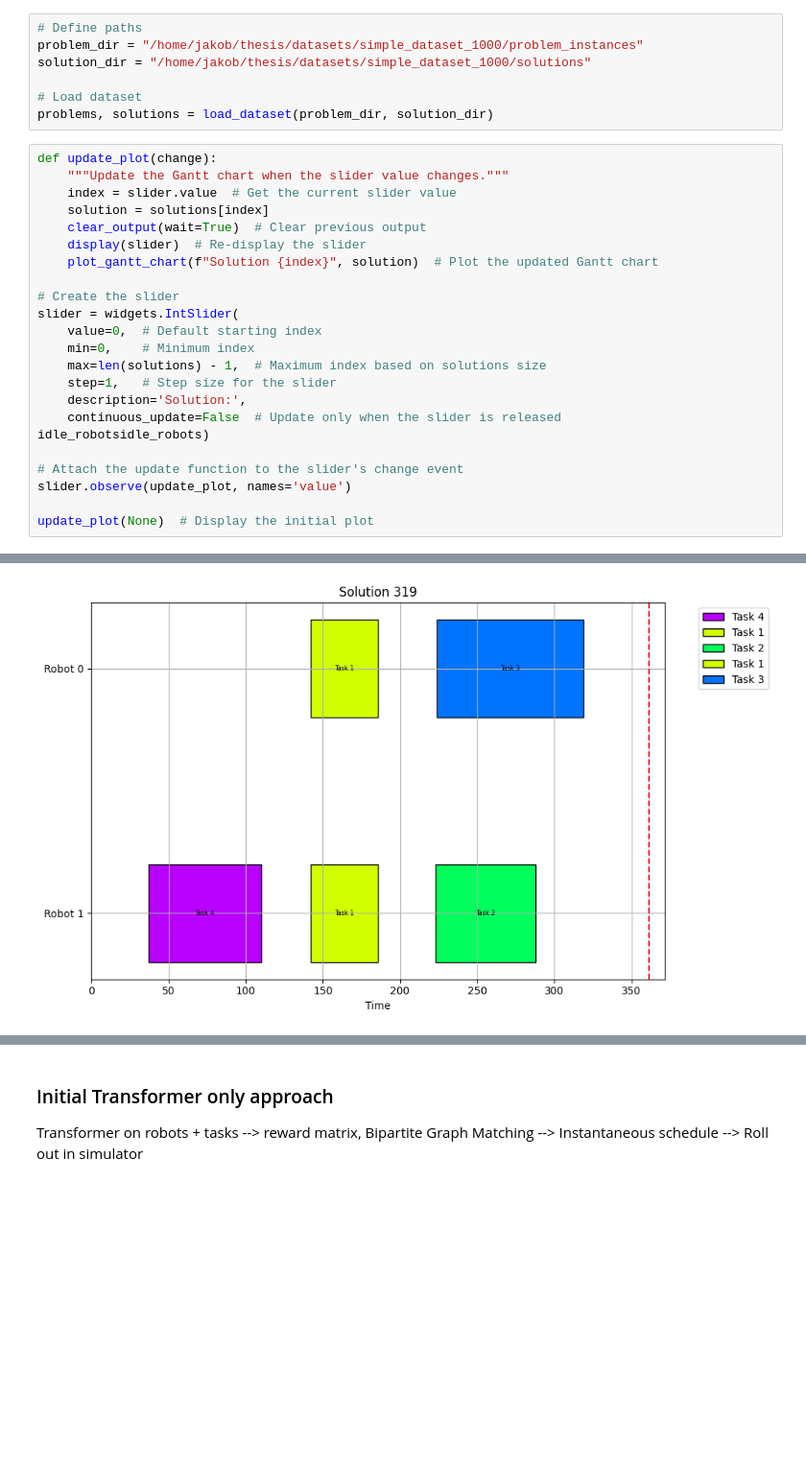
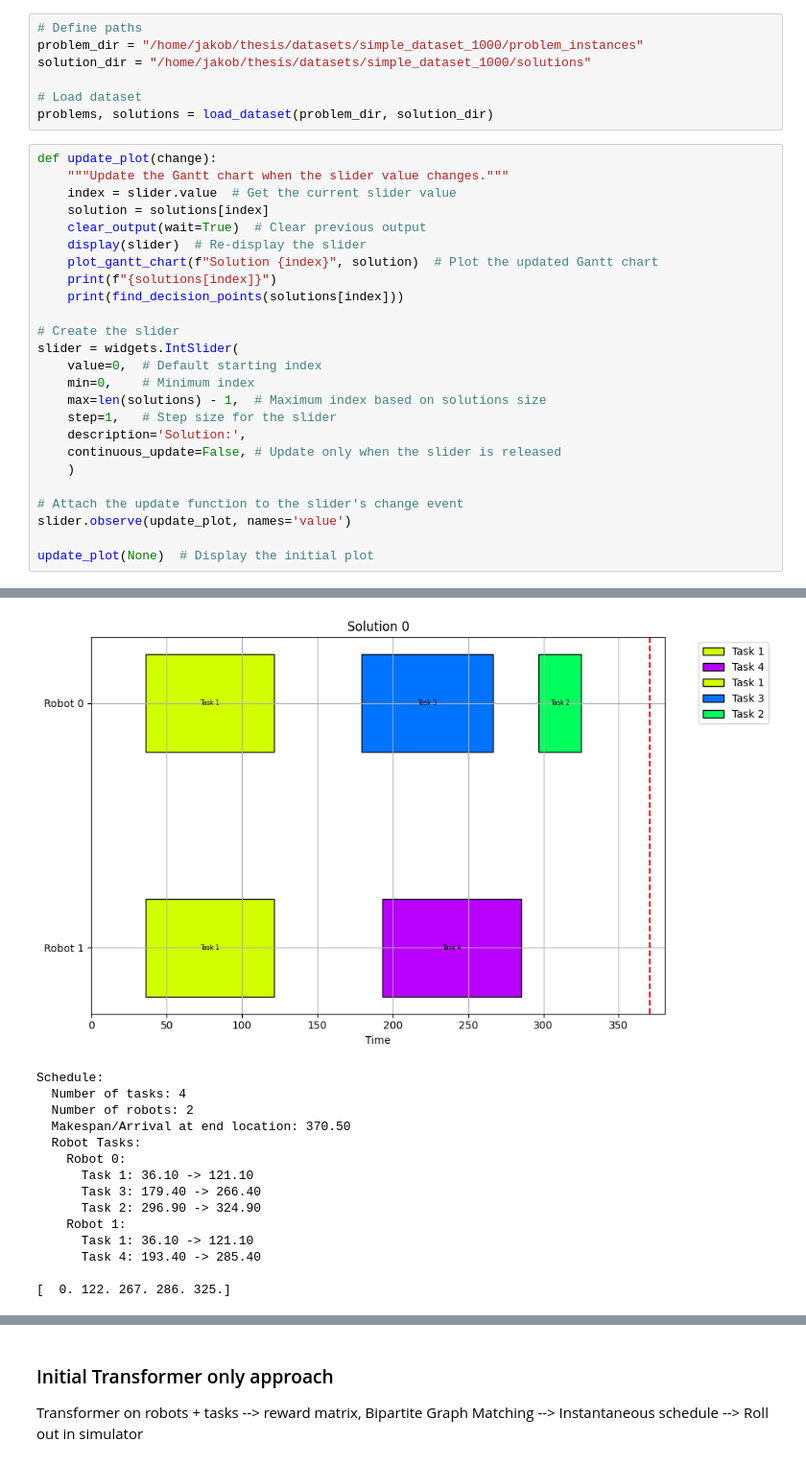
Before and after one commit to jakbichler/Sadcher, a Jupyter notebook: method_explorations/LVWS/lvws_tests.ipynb, the cells around one changed output, grey strips where cells are left out. Shown at 96% size. Cells and saved outputs as stored; diff of their text form; blank space fills up the shorter version.

Commit message:
Add extraction of decision points and expert reward form optimal solutions

```diff
--- a/method_explorations/LVWS/lvws_tests.ipynb
+++ b/method_explorations/LVWS/lvws_tests.ipynb
@@ -39,26 +39,42 @@ problems, solutions = load_dataset(problem_dir, solution_dir)
 # %%
 def update_plot(change):
     """Update the Gantt chart when the slider value changes."""
     index = slider.value  # Get the current slider value
     solution = solutions[index]
     clear_output(wait=True)  # Clear previous output
     display(slider)  # Re-display the slider
     plot_gantt_chart(f"Solution {index}", solution)  # Plot the updated Gantt chart
+    print(f"{solutions[index]}")
+    print(find_decision_points(solutions[index]))
 
 # Create the slider
 slider = widgets.IntSlider(
     value=0,  # Default starting index
     min=0,    # Minimum index
     max=len(solutions) - 1,  # Maximum index based on solutions size
     step=1,   # Step size for the slider
     description='Solution:',
-    continuous_update=False  # Update only when the slider is released
-idle_robotsidle_robots)
+    continuous_update=False, # Update only when the slider is released
+    )
 
 # Attach the update function to the slider's change event
 slider.observe(update_plot, names='value')
 
 update_plot(None)  # Display the initial plot
 # %% [output]
 [interactive output not drawn]
-[figure, old version]
+[figure, new version]
+Schedule:
+  Number of tasks: 4
+  Number of robots: 2
+  Makespan/Arrival at end location: 370.50
+  Robot Tasks:
+    Robot 0:
+      Task 1: 36.10 -> 121.10
+      Task 3: 179.40 -> 266.40
+      Task 2: 296.90 -> 324.90
+    Robot 1:
+      Task 1: 36.10 -> 121.10
+      Task 4: 193.40 -> 285.40
+
+[  0. 122. 267. 286. 325.]
```
Also changed, not shown: parts of 10 cells of this notebook.
